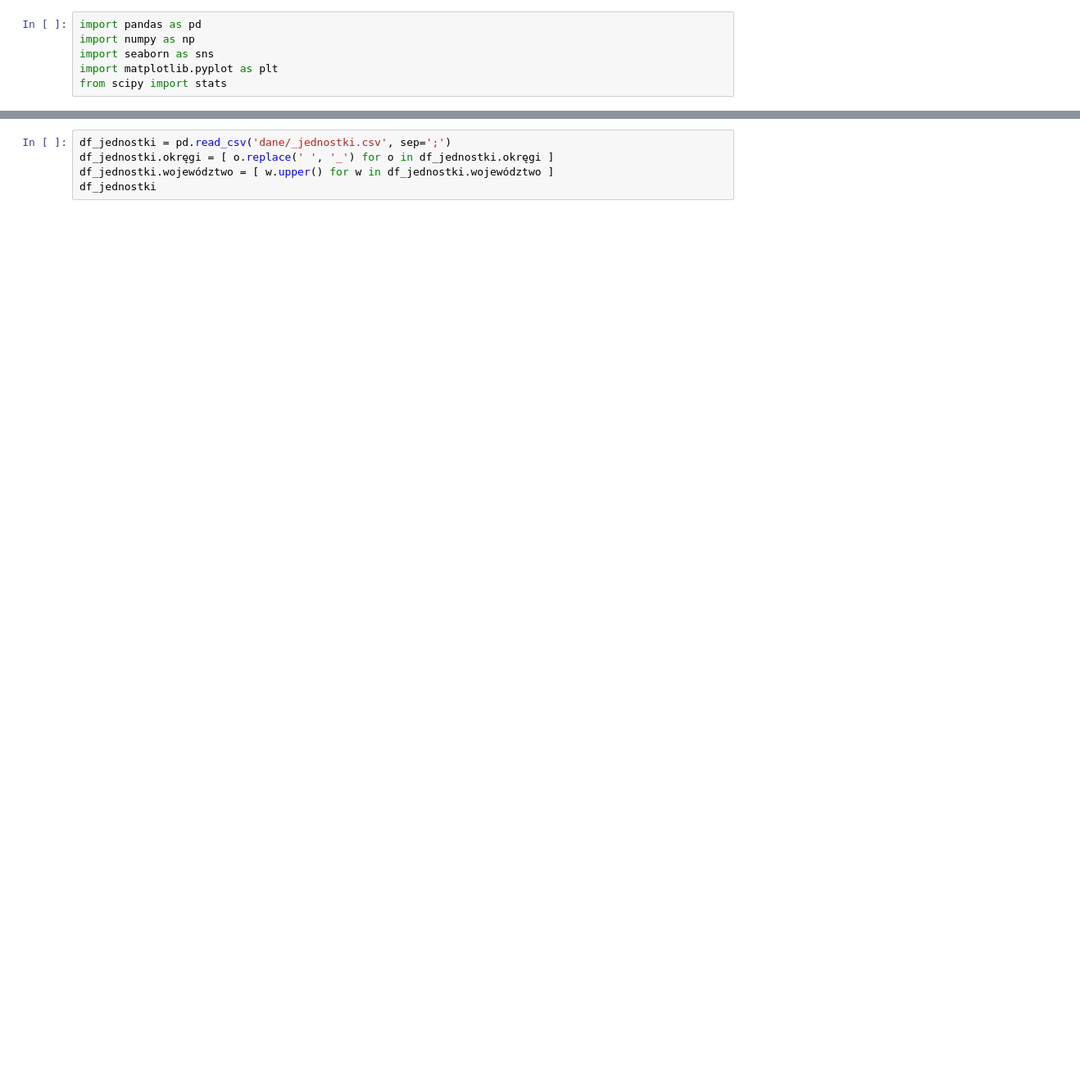
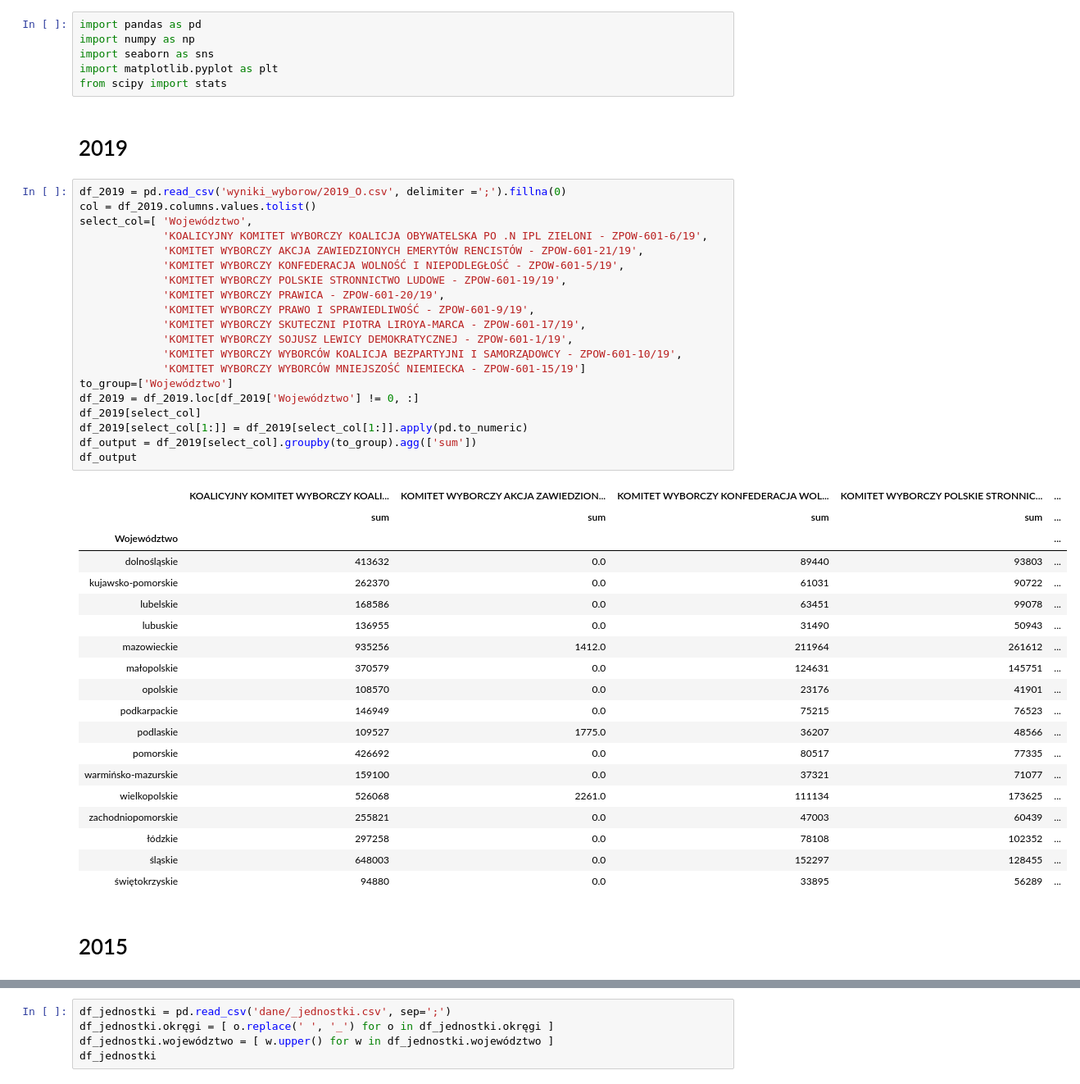
Before and after one commit to MarBry111/Forecast_Election_Poland, a Jupyter notebook: Vojevodztwa.ipynb, the cells around one changed output, grey strips where cells are left out. Shown at 82% size. Saved outputs shown, nothing was run; the diff lists cells and outputs as text; blank space fills up the shorter version.

```diff
--- a/Vojevodztwa.ipynb
+++ b/Vojevodztwa.ipynb
@@ -4,3 +4,47 @@ import numpy as np
 import seaborn as sns
 import matplotlib.pyplot as plt
 from scipy import stats
+# %% [markdown]
+# 2019
+# %%
+df_2019 = pd.read_csv('wyniki_wyborow/2019_O.csv', delimiter =';').fillna(0)
+col = df_2019.columns.values.tolist()
+select_col=[ 'Województwo',
+             'KOALICYJNY KOMITET WYBORCZY KOALICJA OBYWATELSKA PO .N IPL ZIELONI - ZPOW-601-6/19',
+             'KOMITET WYBORCZY AKCJA ZAWIEDZIONYCH EMERYTÓW RENCISTÓW - ZPOW-601-21/19',
+             'KOMITET WYBORCZY KONFEDERACJA WOLNOŚĆ I NIEPODLEGŁOŚĆ - ZPOW-601-5/19',
+             'KOMITET WYBORCZY POLSKIE STRONNICTWO LUDOWE - ZPOW-601-19/19',
+             'KOMITET WYBORCZY PRAWICA - ZPOW-601-20/19',
+             'KOMITET WYBORCZY PRAWO I SPRAWIEDLIWOŚĆ - ZPOW-601-9/19',
+             'KOMITET WYBORCZY SKUTECZNI PIOTRA LIROYA-MARCA - ZPOW-601-17/19',
+             'KOMITET WYBORCZY SOJUSZ LEWICY DEMOKRATYCZNEJ - ZPOW-601-1/19',
+             'KOMITET WYBORCZY WYBORCÓW KOALICJA BEZPARTYJNI I SAMORZĄDOWCY - ZPOW-601-10/19',
+             'KOMITET WYBORCZY WYBORCÓW MNIEJSZOŚĆ NIEMIECKA - ZPOW-601-15/19']
+to_group=['Województwo']
+df_2019 = df_2019.loc[df_2019['Województwo'] != 0, :]
+df_2019[select_col]
+df_2019[select_col[1:]] = df_2019[select_col[1:]].apply(pd.to_numeric)
+df_output = df_2019[select_col].groupby(to_group).agg(['sum'])
+df_output
+# %% [output]
+|  | KOALICYJNY KOMITET WYBORCZY KOALI... | KOMITET WYBORCZY AKCJA ZAWIEDZION... | KOMITET WYBORCZY KONFEDERACJA WOL... | KOMITET WYBORCZY POLSKIE STRONNIC... | ... |
+|  | sum | sum | sum | sum | ... |
+| Województwo |  |  |  |  | ... |
+| dolnośląskie | 413632 | 0.0 | 89440 | 93803 | ... |
+| kujawsko-pomorskie | 262370 | 0.0 | 61031 | 90722 | ... |
+| lubelskie | 168586 | 0.0 | 63451 | 99078 | ... |
+| lubuskie | 136955 | 0.0 | 31490 | 50943 | ... |
+| mazowieckie | 935256 | 1412.0 | 211964 | 261612 | ... |
+| małopolskie | 370579 | 0.0 | 124631 | 145751 | ... |
+| opolskie | 108570 | 0.0 | 23176 | 41901 | ... |
+| podkarpackie | 146949 | 0.0 | 75215 | 76523 | ... |
+| podlaskie | 109527 | 1775.0 | 36207 | 48566 | ... |
+| pomorskie | 426692 | 0.0 | 80517 | 77335 | ... |
+| warmińsko-mazurskie | 159100 | 0.0 | 37321 | 71077 | ... |
+| wielkopolskie | 526068 | 2261.0 | 111134 | 173625 | ... |
+| zachodniopomorskie | 255821 | 0.0 | 47003 | 60439 | ... |
+| łódzkie | 297258 | 0.0 | 78108 | 102352 | ... |
+| śląskie | 648003 | 0.0 | 152297 | 128455 | ... |
+| świętokrzyskie | 94880 | 0.0 | 33895 | 56289 | ... |
+# %% [markdown]
+# 2015
```
Also changed, not shown: parts of 7 cells of this notebook, 1 other file.
